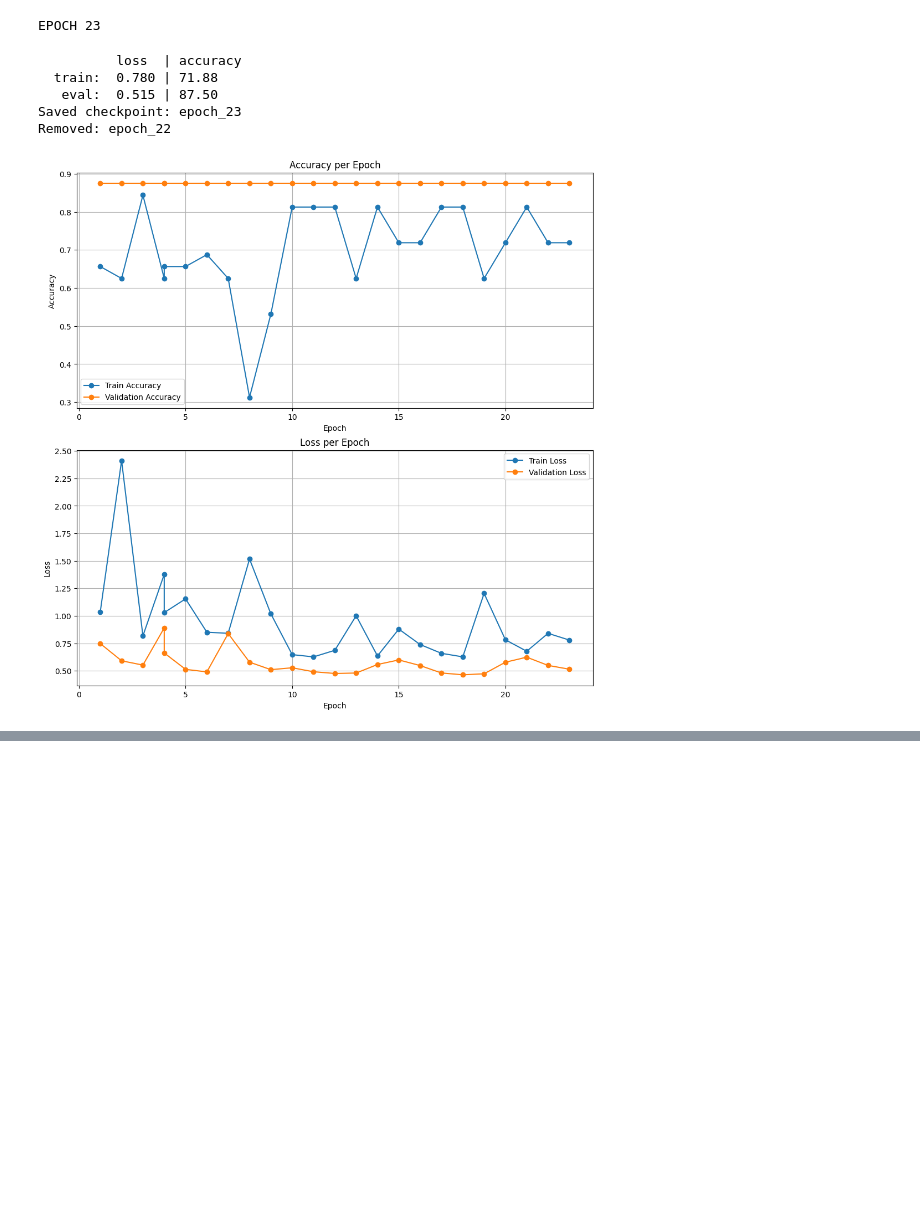
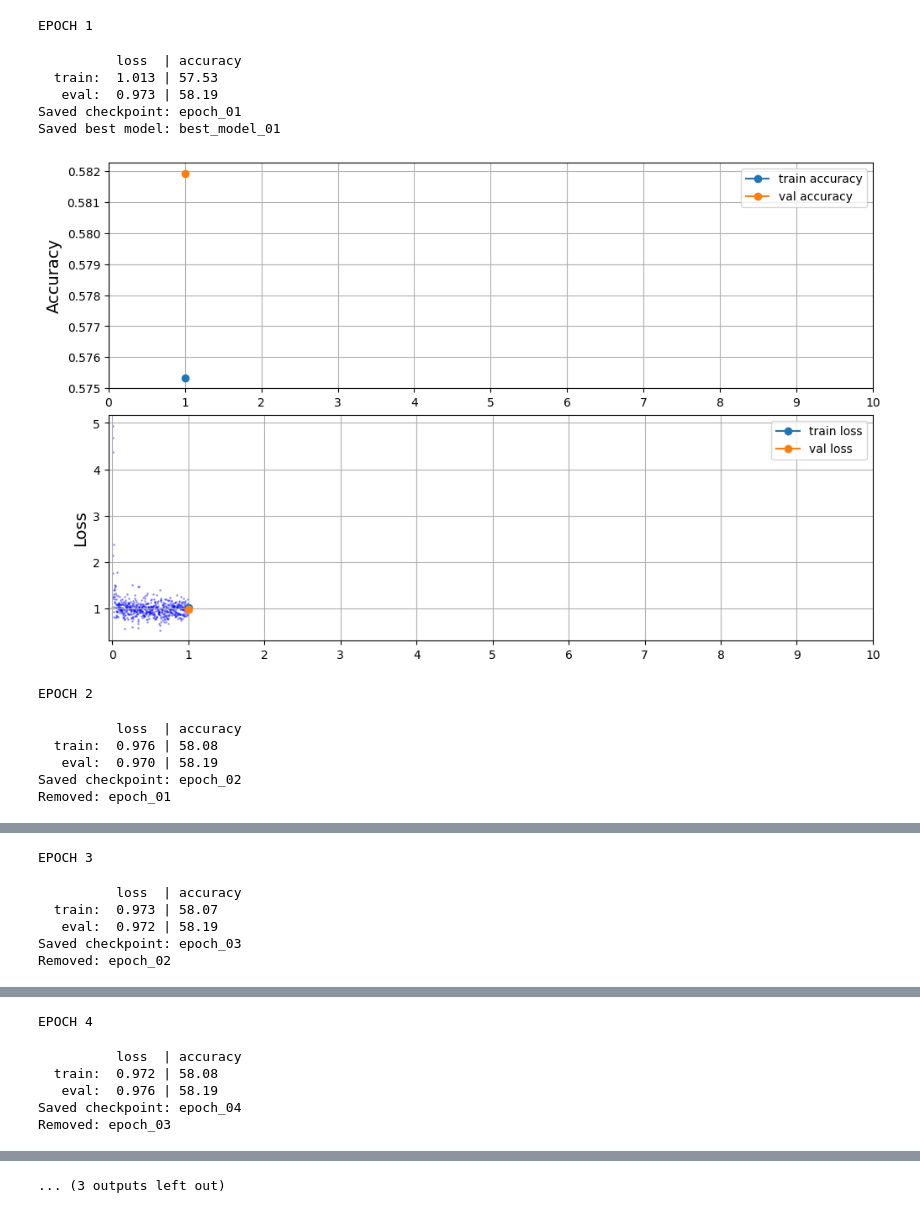
Before and after one commit to sgol13/tudelft-nlp-fact-checking, a Jupyter notebook: notebooks/gpt2_basic.ipynb, the cells around one changed output, grey strips where cells are left out. Cells and saved outputs as stored; diff of their text form; code cells hidden in the pictures; blank space fills up the shorter version.

Commit message:
train batch loss on plot

```diff
--- a/notebooks/gpt2_basic.ipynb
+++ b/notebooks/gpt2_basic.ipynb
@@ -36,9 +39,9 @@ MPS: 1
 train_data = read_json(f"{DATA_PATH}/raw_data/train_claims_quantemp.json")
 val_data = read_json(f"{DATA_PATH}/raw_data/val_claims_quantemp.json")
 
-limit = 20
-train_data = train_data[:limit]
-val_data = val_data[:limit]
+# limit = 20
+# train_data = train_data[:limit]
+# val_data = val_data[:limit]
 # %%
 %autoreload
 
@@ -73,12 +78,18 @@ training.start_new_training()
 Starting new training from epoch 1
 # %%
 %autoreload
-training.train(epochs=1, patience=None)
+training.train(epochs=5, patience=None)
 # %% [output]
-EPOCH 23
+EPOCH 1
           loss  | accuracy
-  train:  0.780 | 71.88
-   eval:  0.515 | 87.50
-Saved checkpoint: epoch_23
-Removed: epoch_22
+  train:  1.013 | 57.53
+   eval:  0.973 | 58.19
+Saved checkpoint: epoch_01
+Saved best model: best_model_01
-[figure, old version]
+[figure, new version]
+EPOCH 2
+          loss  | accuracy
+  train:  0.976 | 58.08
+   eval:  0.970 | 58.19
+Saved checkpoint: epoch_02
+Removed: epoch_01
@@ -84,0 +97,6 @@ Removed: epoch_22
+EPOCH 3
+          loss  | accuracy
+  train:  0.973 | 58.07
+   eval:  0.972 | 58.19
+Saved checkpoint: epoch_03
+Removed: epoch_02
@@ -84,0 +104,6 @@ Removed: epoch_22
+EPOCH 4
+          loss  | accuracy
+  train:  0.972 | 58.08
+   eval:  0.976 | 58.19
+Saved checkpoint: epoch_04
+Removed: epoch_03
@@ -85,2 +111,3 @@ Removed: epoch_22
+... (3 outputs left out)
 # %%
 %autoreload
```
Also changed, not shown: parts of 5 cells of this notebook, 2 other files.
